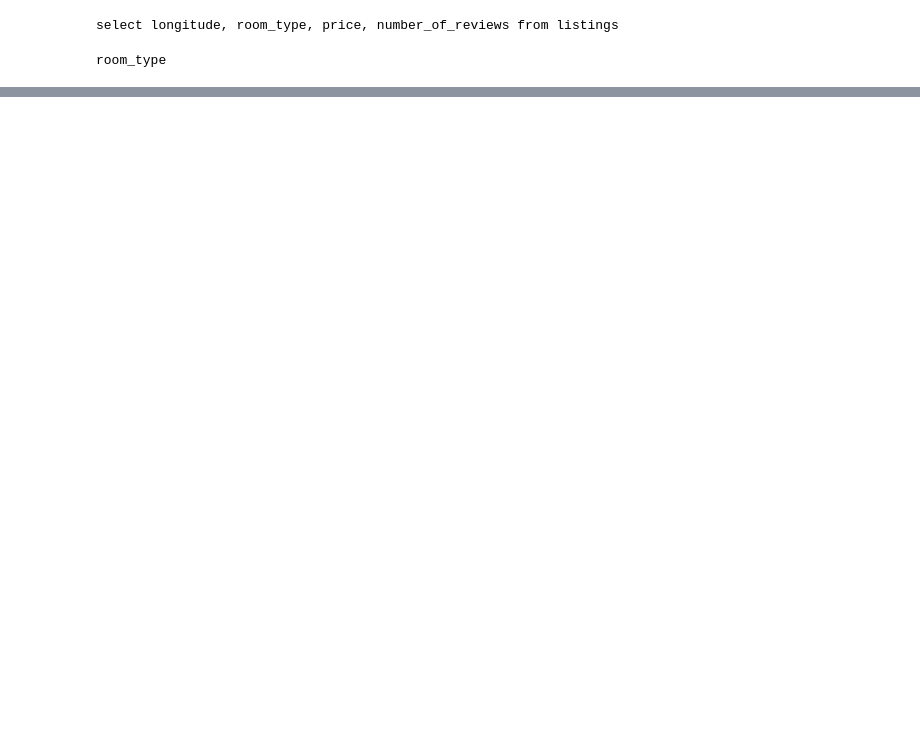
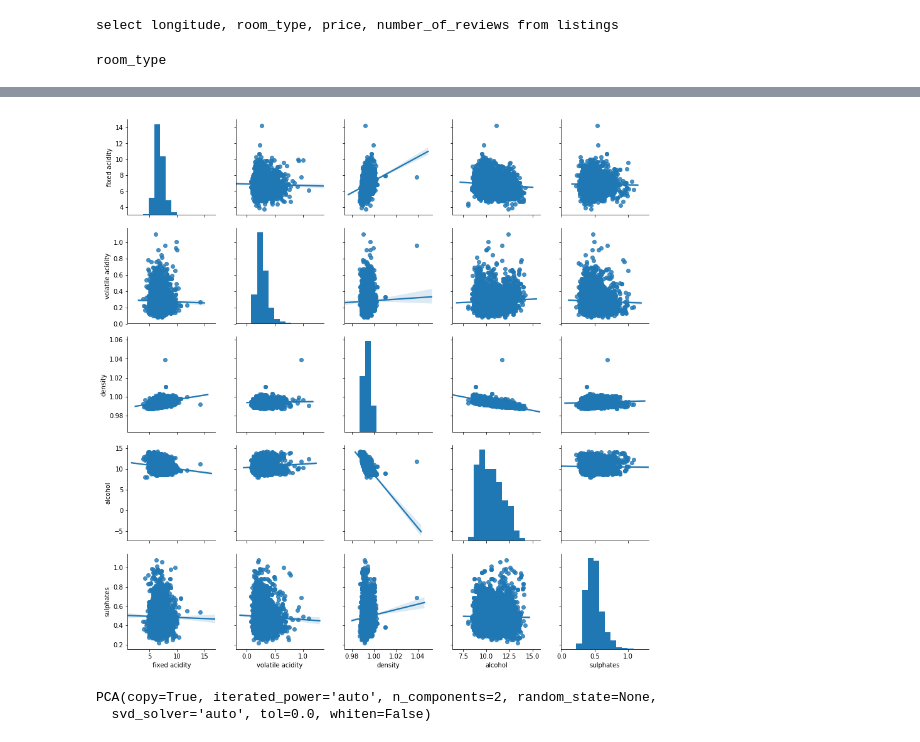
Before and after one commit to jordanplanders/Thinkful, a Jupyter notebook: Bootcamp/Unit 3/Project 3-1-4.ipynb, the cells around one changed output, grey strips where cells are left out. Drawn from its saved outputs; the diff is of its cells as text; code cells hidden in the pictures; blank space fills up the shorter version.

```diff
--- a/Bootcamp/Unit 3/Project 3-1-4.ipynb
+++ b/Bootcamp/Unit 3/Project 3-1-4.ipynb
@@ -122,0 +162,12 @@ print(score)
+# %%
+g = sns.pairplot(data = df2[small_set],kind = 'reg')
+# %% [output]
+[figure, added]
+# %%
+from sklearn.decomposition import PCA
+
+pca = PCA(n_components=2)
+pca.fit(X)
+# %% [output]
+PCA(copy=True, iterated_power='auto', n_components=2, random_state=None,
+  svd_solver='auto', tol=0.0, whiten=False)
```
Also changed, not shown: parts of 11 cells of this notebook.
